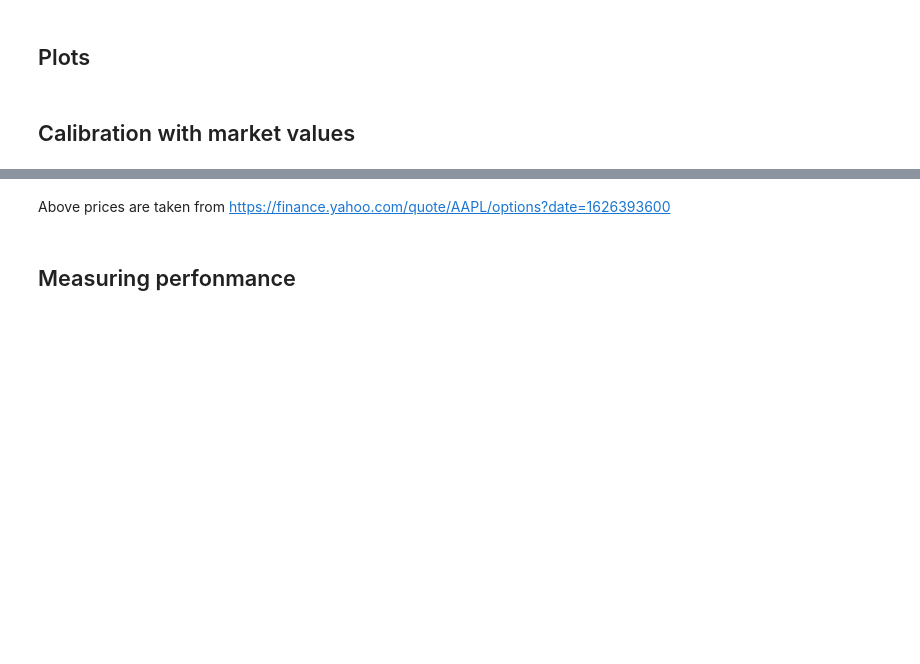
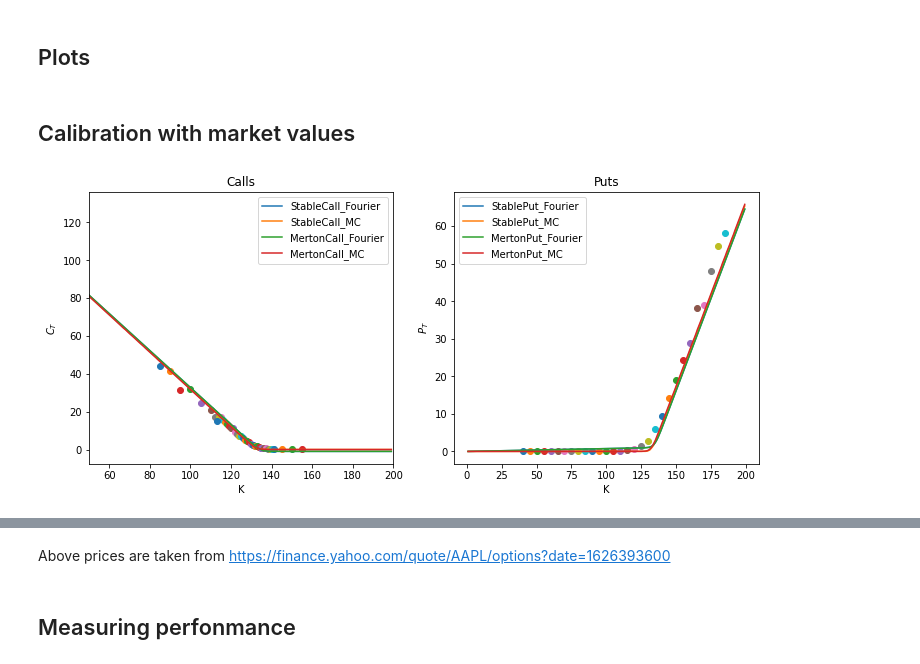
Before and after one commit to IGRDA/TFM, a Jupyter notebook: TFM_INAKI.ipynb, the cells around one changed output, grey strips where cells are left out. Drawn from its saved outputs; the diff is of its cells as text; code cells hidden in the pictures; blank space fills up the shorter version.

```diff
--- a/TFM_INAKI.ipynb
+++ b/TFM_INAKI.ipynb
@@ -229,9 +245,9 @@ pd.DataFrame({"Merton":merton_model.aic,
 # %% [markdown]
 ## Pricing
 # %%
-r=1.5/100
+r=1.5/100 #risk free rate
 S0=initial_value
 K=S0
-T=1#15
+T=15  #1
 print(S0)
 print(T)
@@ -293,7 +323,7 @@ plots= [{'model': "Stable",
          "Call_Fourier":[utils.fourierPricer(K=k,S0=S0,r=r,cf=cf_stable_mcm,payoff="call",T=T) for k in Ks],
         "Call_MC":[alpha_model.mcPricer(K=k,r=r,T=T,S0=S0,payoff="call",N=10000)[0] for k in Ks],
          "Put_Fourier":[utils.fourierPricer(K=k,S0=S0,r=r,cf=cf_stable_mcm,payoff="put",T=T) for k in Ks],
-         "Put_MC":[alpha_model.mcPricer(K=k,r=r,T=T,S0=S0,payoff="put",N=10000)[0]for k in K]},
+         "Put_MC":[alpha_model.mcPricer(K=k,r=r,T=T,S0=S0,payoff="put",N=10000)[0]for k in Ks]},
        {'model': "Merton",
          "Call_Fourier":[utils.fourierPricer(K=k,S0=S0,r=r,cf=cf_mert_mcm,payoff="call",T=T) for k in Ks],
          "Call_MC":[merton_model.mcPricer(K=k,r=r,T=T,S0=S0,payoff="call",N=10000)[0]for k in Ks],
@@ -316,36 +346,38 @@ fig, ax = plt.subplots(nrows=1, ncols=2,figsize=(12, 5))
 
 for i in plots:
     for j in i.keys():
         if ((j!="model") and (j!="Put_Fourier") and (j!="Put_MC")):
             if i["model"]!="GH":
-                ax[0].plot(K,i[j],label=i["model"]+j)
+                ax[0].plot(Ks,i[j],label=i["model"]+j)
 ax[0].set_title("Calls")
 ax[0].set_xlabel("K")
 ax[0].set_ylabel(r'$C_T$')
 ax[0].legend()
 for i in calls:
     ax[0].scatter(i[0],i[1])
 ax[0].set_xlim([50,200])
 
 
 #####################################################
 ########  PUTS   ########
 #####################################################
 
 
 for i in plots:
     for j in i.keys():
         if ((j!="model") and (j!="Call_Fourier") and (j!="Call_MC")):
             if i["model"]!="GH":
-                ax[1].plot(K,i[j],label=i["model"]+j)
+                ax[1].plot(Ks,i[j],label=i["model"]+j)
 ax[1].set_xlabel("K")
 ax[1].set_ylabel(r'$P_T$')
 plt.legend()
 ax[1].set_title("Puts")
 for i in puts:
     ax[1].scatter(i[0],i[1])
-#plt.savefig('CallAndPut.eps', format='eps')
+plt.savefig('CallAndPut.eps', format='eps')
 plt.show()
+# %% [output]
+[figure, added]
 # %%
 print("time of pricess taken from yahoo :", "2021-06-20 20:31:50.354442")
 
```
Also changed, not shown: parts of 21 cells of this notebook, 4 other files.
